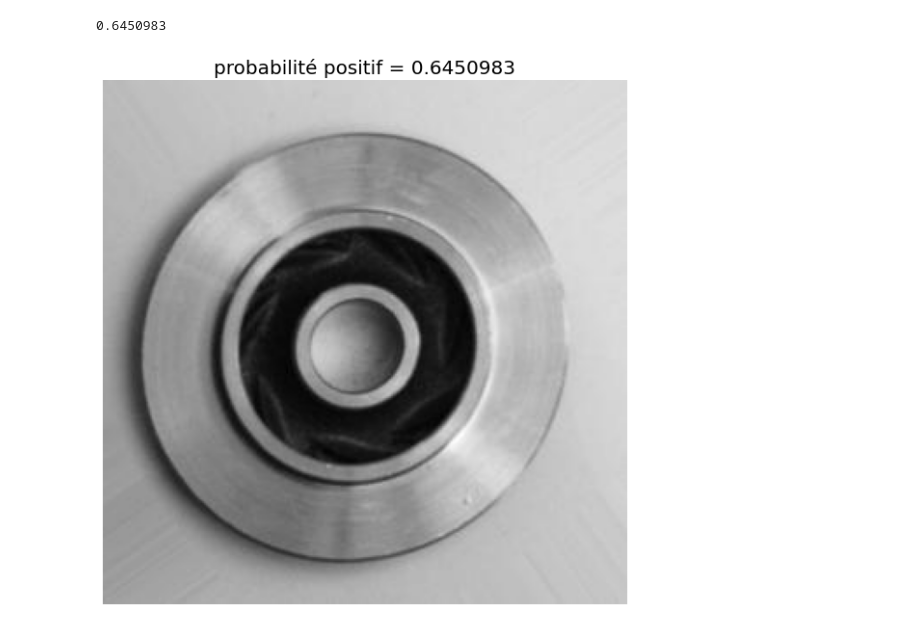
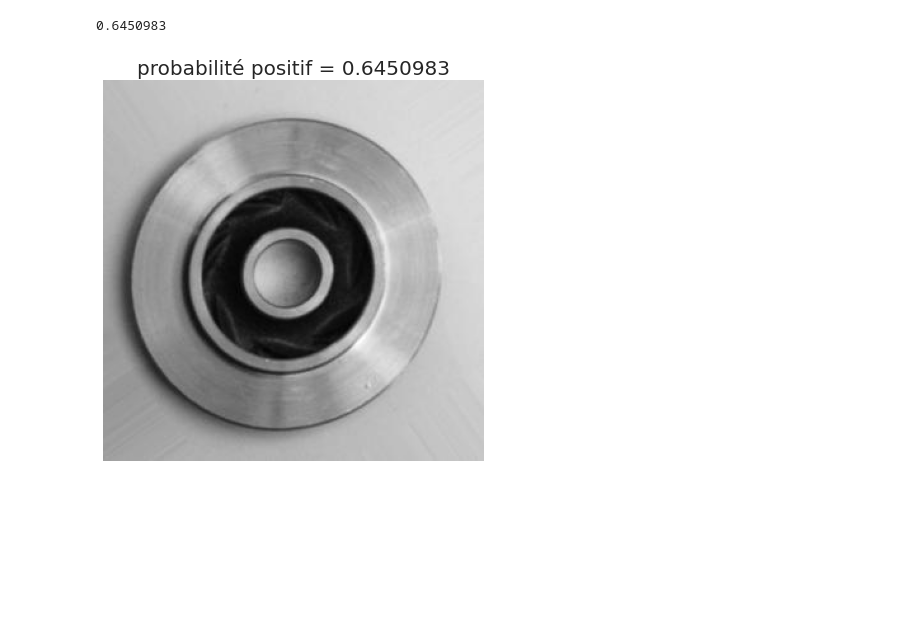
Before and after one commit to yann112/Cast_Iron, a Jupyter notebook: Cast_Iron_densenet_1.ipynb, the cells around one changed output. Saved outputs shown, nothing was run; the diff lists cells and outputs as text; code cells hidden in the pictures; blank space fills up the shorter version.

```diff
--- a/Cast_Iron_densenet_1.ipynb
+++ b/Cast_Iron_densenet_1.ipynb
@@ -322,10 +322,10 @@ Y_pred[faux_positif[0]][0]
 # %%
 #faux positif
 
-plt.figure(figsize= (10,10));
+plt.figure(figsize= (7,7));
 plt.title('probabilité positif = ' + str(Y_pred[faux_positif[0]][0]), fontdict = {'fontsize' : 20})
 plt.axis('off')
 img = plt.imread(path + filenames[faux_positif[0]])
 plt.imshow(img);
 # %% [output]
-[figure, old version]
+[figure, new version]
```
Also changed, not shown: parts of 4 cells of this notebook.
